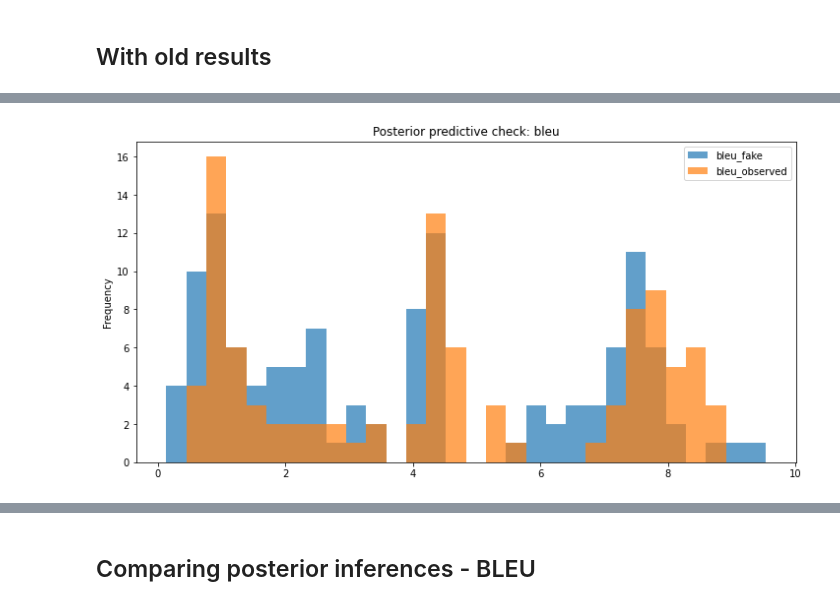
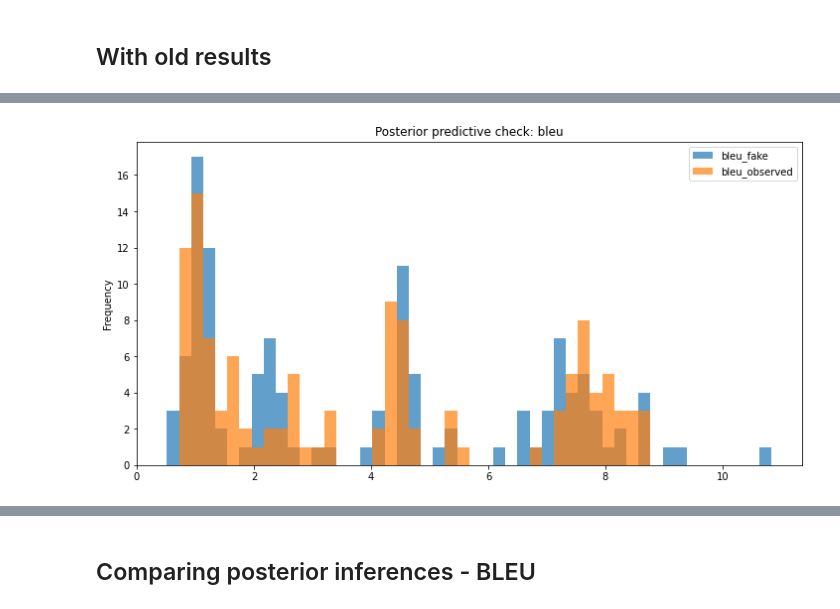
Before and after one commit to j0ma/flores, a Jupyter notebook: combined-results-analysis.ipynb, the cells around one changed output, grey strips where cells are left out. Saved outputs shown, nothing was run; the diff lists cells and outputs as text; code cells hidden in the pictures.

```diff
--- a/combined-results-analysis.ipynb
+++ b/combined-results-analysis.ipynb
@@ -10,7 +10,10 @@ from sklearn.preprocessing import LabelEncoder
 import seaborn as sns
 # %% [markdown]
 ### Loading  & cleaning results data
+# %%
+flores_full = pd.read_csv('./evaluate/all_results_112420.csv')
+flores_full.method = flores_full.method.str.replace('baseline-fp16', 'sentencepiece')
 # %%
-wmt19_results_old = pd.read_csv('evaluate/all_wmt19_results_091620.csv')
+wmt19_results_old = pd.read_csv('evaluate/all_wmt19_results_112420.csv')
 wmt19_results_old.method = wmt19_results_old.method.replace('baseline', 'sentencepiece')
 # %%
@@ -25,6 +22,5 @@ segmentation_methods
-# %%
-flores_full = pd.read_csv('./evaluate/all_results_091320.csv')
-flores_full.method = flores_full.method.str.replace('baseline-fp16', 'sentencepiece')
+# %%
+segmentation_methods = set(['lmvr-tuned', 'morsel', 'sentencepiece', 'subword-nmt'])
 # %%
 flores_results = flores_full[flores_full.method.isin(segmentation_methods)].copy()
 # %%
@@ -361,6 +357,6 @@ Sampling 4 chains for 2_000 tune and 2_000 draw iterations (8_000 + 8_000 draws
 The number of effective samples is smaller than 25% for some parameters.
 [interactive output not drawn]
 # %%
-posterior_predictive_check(combined_results_sans_gu_old.bleu, posterior_pred_bleu_old)
+posterior_predictive_check(combined_results_sans_gu_old.bleu, posterior_pred_bleu_old, n_bins=50)
 # %% [output]
-[figure, old version]
+[figure, new version]
```
Also changed, not shown: parts of 56 cells of this notebook.
